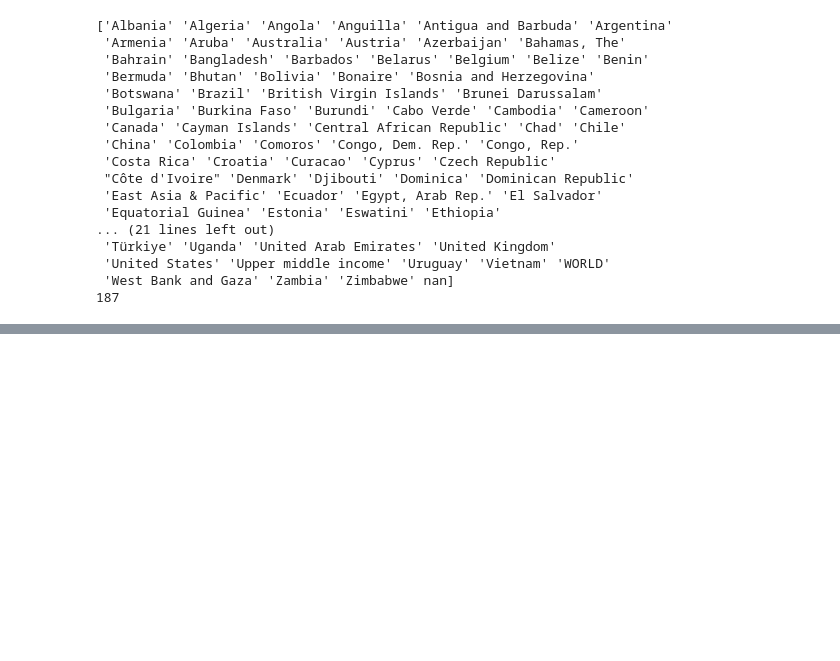
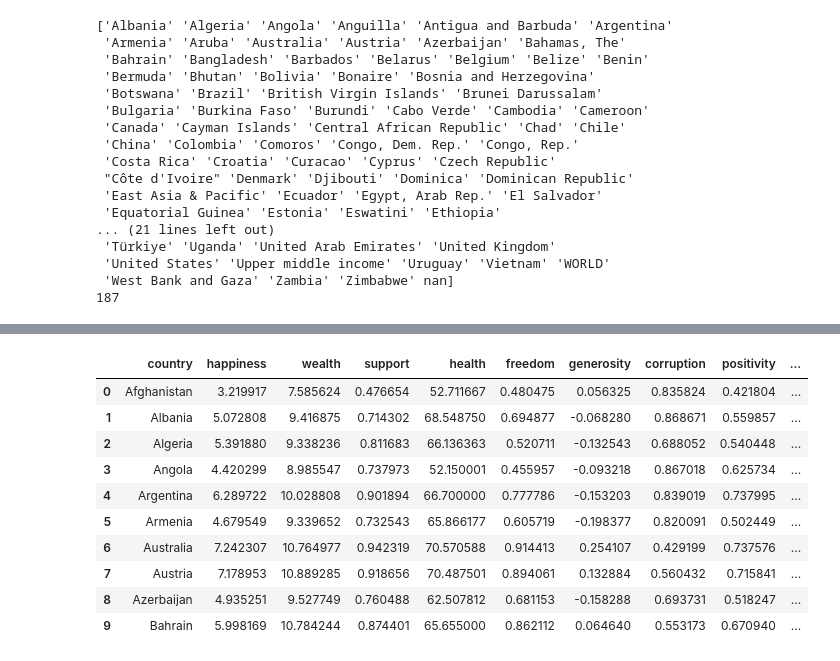
Before and after one commit to JimGile/group3-project1, a Jupyter notebook: src/jg_merge_datasets.ipynb, the cells around one changed output, grey strips where cells are left out. Drawn from its saved outputs; the diff is of its cells as text; code cells hidden in the pictures; blank space fills up the shorter version.

```diff
--- a/src/jg_merge_datasets.ipynb
+++ b/src/jg_merge_datasets.ipynb
@@ -186,4 +177,17 @@ df_medals_country_only.head(10)
 | 8 | AZE | Azerbaijan | 50 |
 | 9 | BAH | Bahamas | 16 |
 # %%
-df_happiness_country = df_happiness.drop(columns=['year']).groupby('country').mean()
+df_happiness_country = df_happiness.drop(columns=['year']).groupby('country').mean().reset_index()
+df_happiness_country.head(10)
+# %% [output]
+|  | country | happiness | wealth | support | health | freedom | generosity | corruption | positivity | ... |
+| 0 | Afghanistan | 3.219917 | 7.585624 | 0.476654 | 52.711667 | 0.480475 | 0.056325 | 0.835824 | 0.421804 | ... |
+| 1 | Albania | 5.072808 | 9.416875 | 0.714302 | 68.548750 | 0.694877 | -0.068280 | 0.868671 | 0.559857 | ... |
+| 2 | Algeria | 5.391880 | 9.338236 | 0.811683 | 66.136363 | 0.520711 | -0.132543 | 0.688052 | 0.540448 | ... |
+| 3 | Angola | 4.420299 | 8.985547 | 0.737973 | 52.150001 | 0.455957 | -0.093218 | 0.867018 | 0.625734 | ... |
+| 4 | Argentina | 6.289722 | 10.028808 | 0.901894 | 66.700000 | 0.777786 | -0.153203 | 0.839019 | 0.737995 | ... |
+| 5 | Armenia | 4.679549 | 9.339652 | 0.732543 | 65.866177 | 0.605719 | -0.198377 | 0.820091 | 0.502449 | ... |
+| 6 | Australia | 7.242307 | 10.764977 | 0.942319 | 70.570588 | 0.914413 | 0.254107 | 0.429199 | 0.737576 | ... |
+| 7 | Austria | 7.178953 | 10.889285 | 0.918656 | 70.487501 | 0.894061 | 0.132884 | 0.560432 | 0.715841 | ... |
+| 8 | Azerbaijan | 4.935251 | 9.527749 | 0.760488 | 62.507812 | 0.681153 | -0.158288 | 0.693731 | 0.518247 | ... |
+| 9 | Bahrain | 5.998169 | 10.784244 | 0.874401 | 65.655000 | 0.862112 | 0.064640 | 0.553173 | 0.670940 | ... |
```
Also changed, not shown: parts of 8 cells of this notebook.
